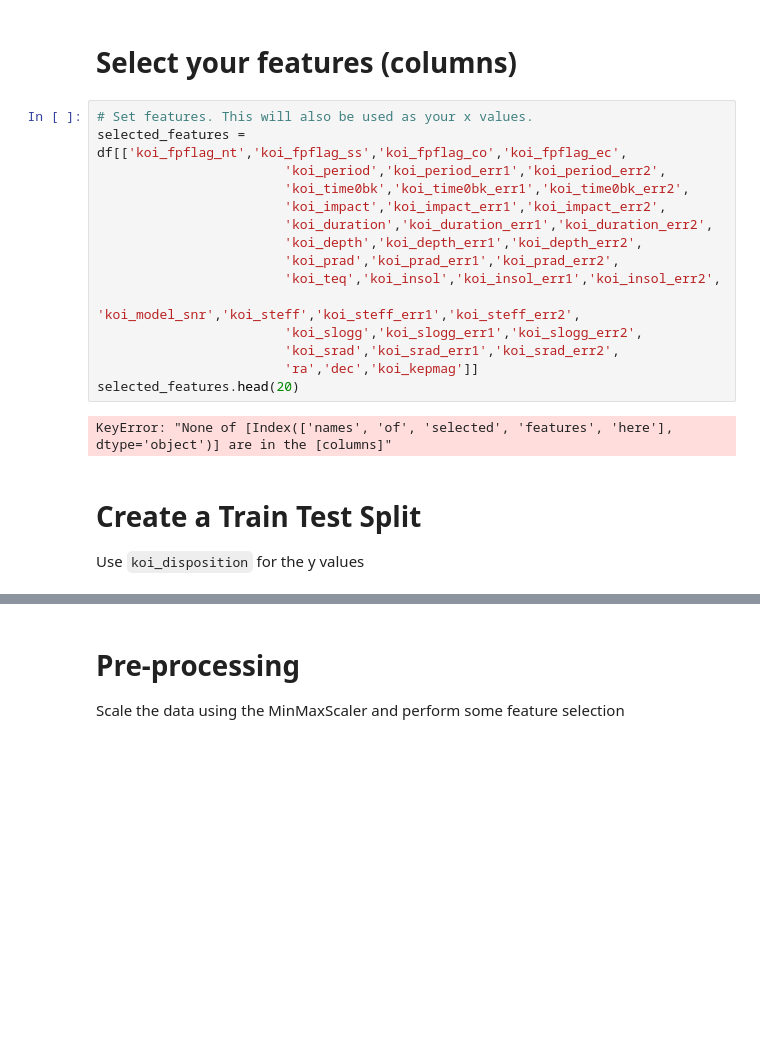
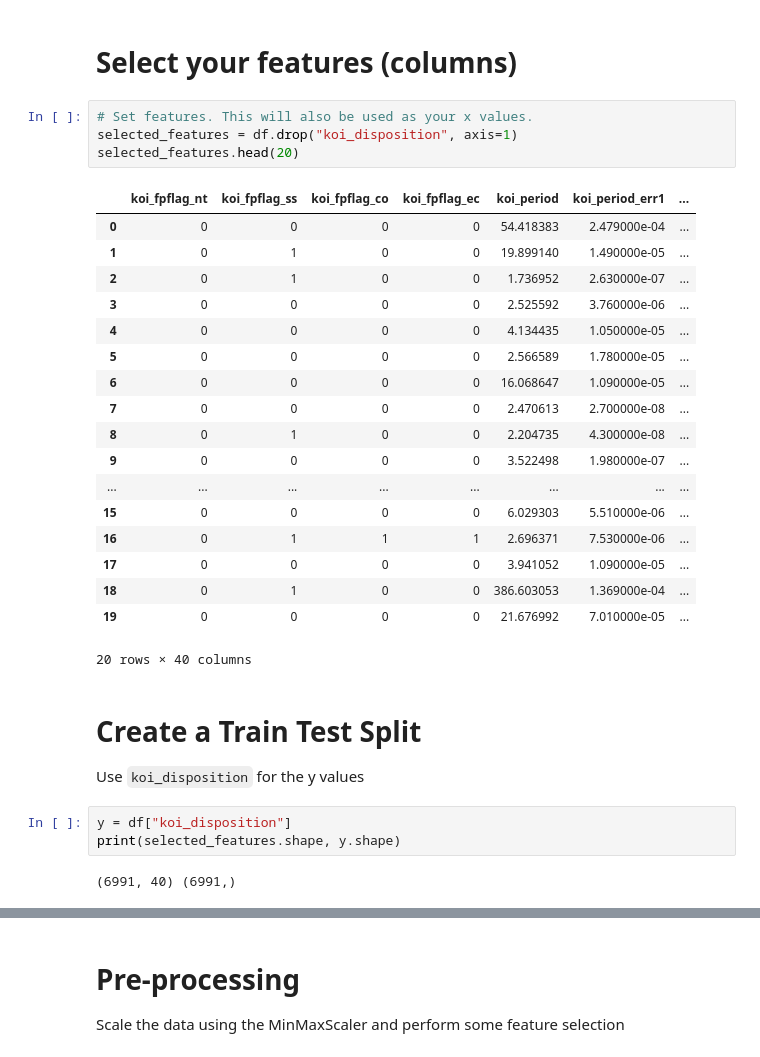
Before and after one commit to sustainedtang/machine-learning-challenge, a Jupyter notebook: Model 1/model_1.ipynb, the cells around one changed output, grey strips where cells are left out. Cells and saved outputs as stored; diff of their text form; blank space fills up the shorter version.

Commit message:
Train model1

```diff
--- a/Model 1/model_1.ipynb
+++ b/Model 1/model_1.ipynb
@@ -50,24 +50,35 @@ df.head(None)
 6991 rows × 41 columns
 # %% [markdown]
 # Select your features (columns)
-# %%
-# Set features. This will also be used as your x values.
-selected_features = df[['koi_fpflag_nt','koi_fpflag_ss','koi_fpflag_co','koi_fpflag_ec',
-                        'koi_period','koi_period_err1','koi_period_err2',
-                        'koi_time0bk','koi_time0bk_err1','koi_time0bk_err2',
-                        'koi_impact','koi_impact_err1','koi_impact_err2',
-                        'koi_duration','koi_duration_err1','koi_duration_err2',
-                        'koi_depth','koi_depth_err1','koi_depth_err2',
-                        'koi_prad','koi_prad_err1','koi_prad_err2',
-                        'koi_teq','koi_insol','koi_insol_err1','koi_insol_err2',
-                        'koi_model_snr','koi_steff','koi_steff_err1','koi_steff_err2',
-                        'koi_slogg','koi_slogg_err1','koi_slogg_err2',
-                        'koi_srad','koi_srad_err1','koi_srad_err2',
-                        'ra','dec','koi_kepmag']]
-selected_features.head(20)
-# %% [output]
-KeyError: "None of [Index(['names', 'of', 'selected', 'features', 'here'], dtype='object')] are in the [columns]"
+# %%
+# Set features. This will also be used as your x values.
+selected_features = df.drop("koi_disposition", axis=1)
+selected_features.head(20)
+# %% [output]
+|  | koi_fpflag_nt | koi_fpflag_ss | koi_fpflag_co | koi_fpflag_ec | koi_period | koi_period_err1 | ... |
+| 0 | 0 | 0 | 0 | 0 | 54.418383 | 2.479000e-04 | ... |
+| 1 | 0 | 1 | 0 | 0 | 19.899140 | 1.490000e-05 | ... |
+| 2 | 0 | 1 | 0 | 0 | 1.736952 | 2.630000e-07 | ... |
+| 3 | 0 | 0 | 0 | 0 | 2.525592 | 3.760000e-06 | ... |
+| 4 | 0 | 0 | 0 | 0 | 4.134435 | 1.050000e-05 | ... |
+| 5 | 0 | 0 | 0 | 0 | 2.566589 | 1.780000e-05 | ... |
+| 6 | 0 | 0 | 0 | 0 | 16.068647 | 1.090000e-05 | ... |
+| 7 | 0 | 0 | 0 | 0 | 2.470613 | 2.700000e-08 | ... |
+| 8 | 0 | 1 | 0 | 0 | 2.204735 | 4.300000e-08 | ... |
+| 9 | 0 | 0 | 0 | 0 | 3.522498 | 1.980000e-07 | ... |
+| ... | ... | ... | ... | ... | ... | ... | ... |
+| 15 | 0 | 0 | 0 | 0 | 6.029303 | 5.510000e-06 | ... |
+| 16 | 0 | 1 | 1 | 1 | 2.696371 | 7.530000e-06 | ... |
+| 17 | 0 | 0 | 0 | 0 | 3.941052 | 1.090000e-05 | ... |
+| 18 | 0 | 1 | 0 | 0 | 386.603053 | 1.369000e-04 | ... |
+| 19 | 0 | 0 | 0 | 0 | 21.676992 | 7.010000e-05 | ... |
+20 rows × 40 columns
 # %% [markdown]
 # Create a Train Test Split
 
 Use `koi_disposition` for the y values
+# %%
+y = df["koi_disposition"]
+print(selected_features.shape, y.shape)
+# %% [output]
+(6991, 40) (6991,)
```
Also changed, not shown: parts of 6 cells of this notebook.
